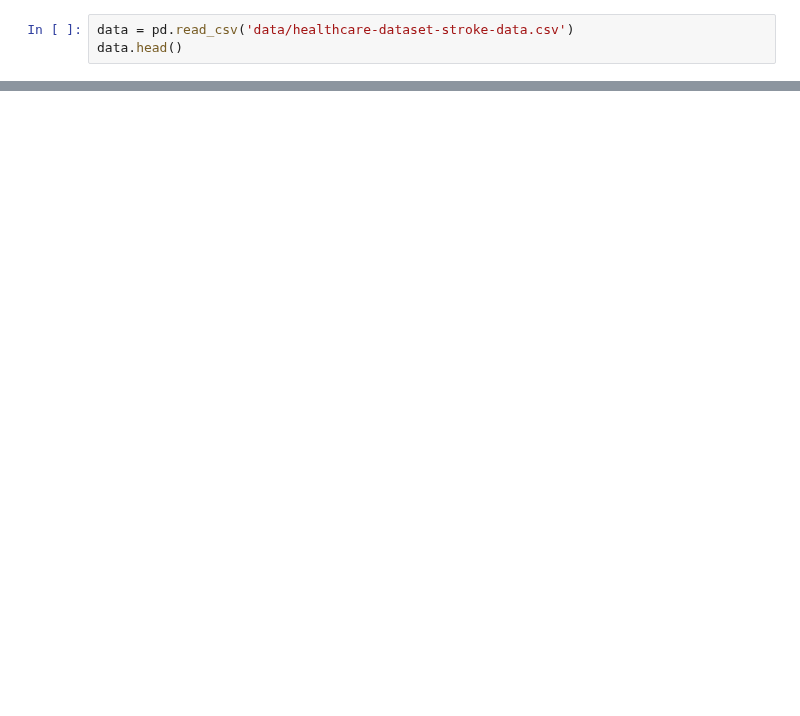
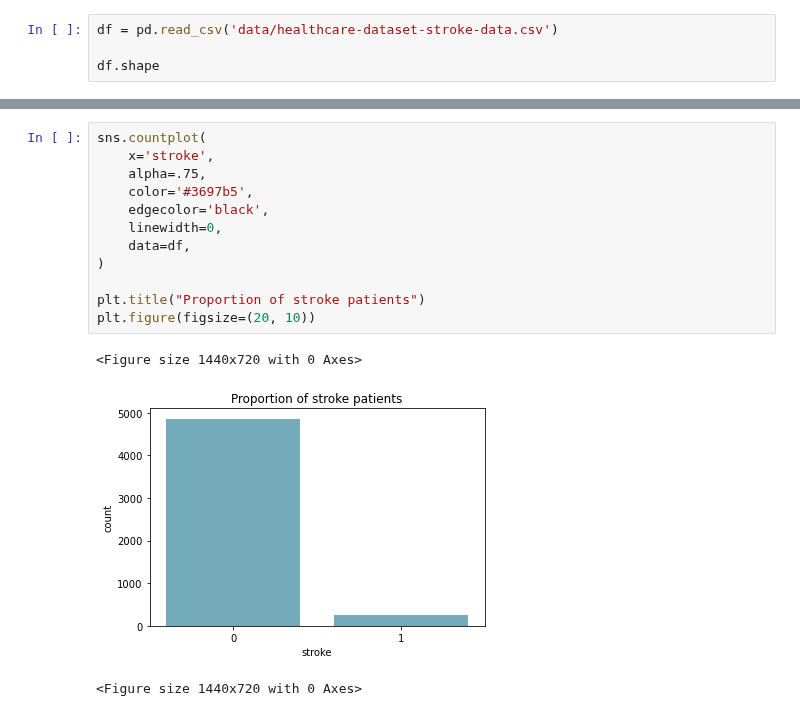
Before and after one commit to iberius96/Classification-task-for-heart-condition, a Jupyter notebook: main.ipynb, the cells around one changed output, grey strips where cells are left out. Drawn from its saved outputs; the diff is of its cells as text; blank space fills up the shorter version.

Commit message:
Added initial chapter structure. Started with initial dataset exploration

```diff
--- a/main.ipynb
+++ b/main.ipynb
@@ -4,4 +29,5 @@ import numpy as np
 # %%
-data = pd.read_csv('data/healthcare-dataset-stroke-data.csv')
-data.head()
+df = pd.read_csv('data/healthcare-dataset-stroke-data.csv')
+
+df.shape
 # %% [output]
@@ -13,0 +97,16 @@ data.head()
+# %%
+sns.countplot(
+    x='stroke',
+    alpha=.75,
+    color='#3697b5',
+    edgecolor='black',
+    linewidth=0,
+    data=df,
+)
+
+plt.title("Proportion of stroke patients")
+plt.figure(figsize=(20, 10))
+# %% [output]
+<Figure size 1440x720 with 0 Axes>
+[figure, added]
+<Figure size 1440x720 with 0 Axes>
```
Also changed, not shown: parts of 22 cells of this notebook.
